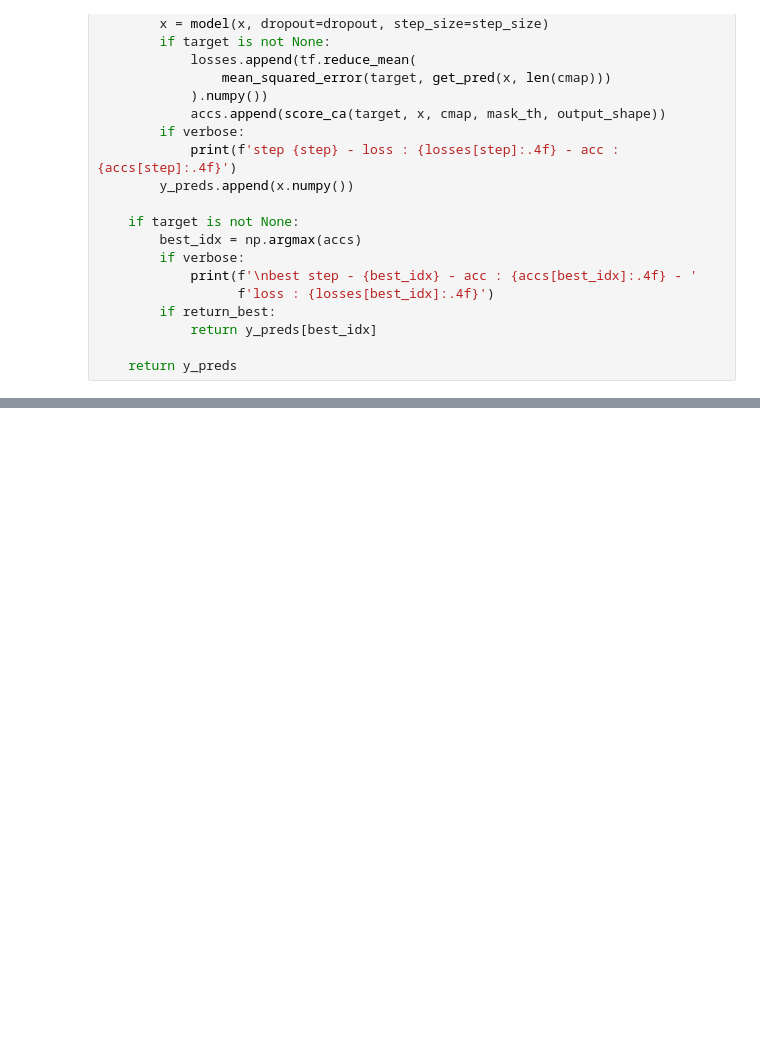
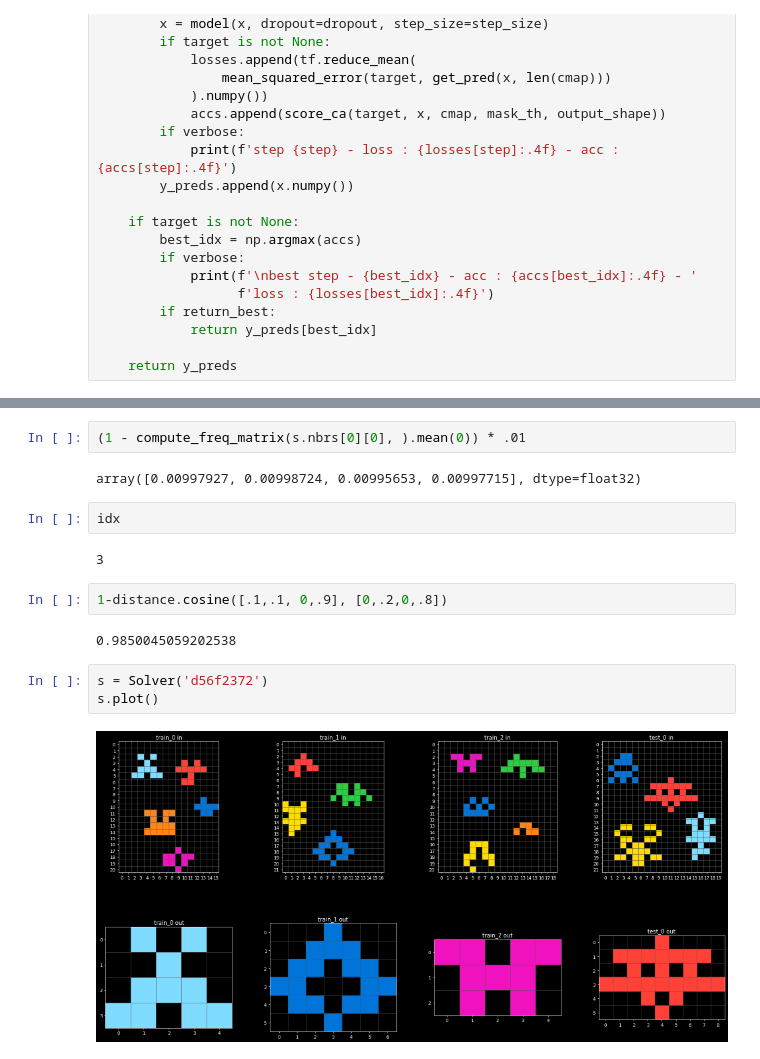
Before and after one commit to carbonati/kaggle-arc, a Jupyter notebook: notebooks/graphs.ipynb, the cells around one changed output, grey strips where cells are left out. Cells and saved outputs as stored; diff of their text form; blank space fills up the shorter version.

```diff
--- a/notebooks/graphs.ipynb
+++ b/notebooks/graphs.ipynb
@@ -2024,0 +2055,17 @@ for i, obj in enumerate(objs):
+# %%
+(1 - compute_freq_matrix(s.nbrs[0][0], ).mean(0)) * .01
+# %% [output]
+array([0.00997927, 0.00998724, 0.00995653, 0.00997715], dtype=float32)
+# %%
+idx
+# %% [output]
+3
+# %%
+1-distance.cosine([.1,.1, 0,.9], [0,.2,0,.8])
+# %% [output]
+0.9850045059202538
+# %%
+s = Solver('d56f2372')
+s.plot()
+# %% [output]
+[figure, added]
```
Also changed, not shown: parts of 86 cells of this notebook.
